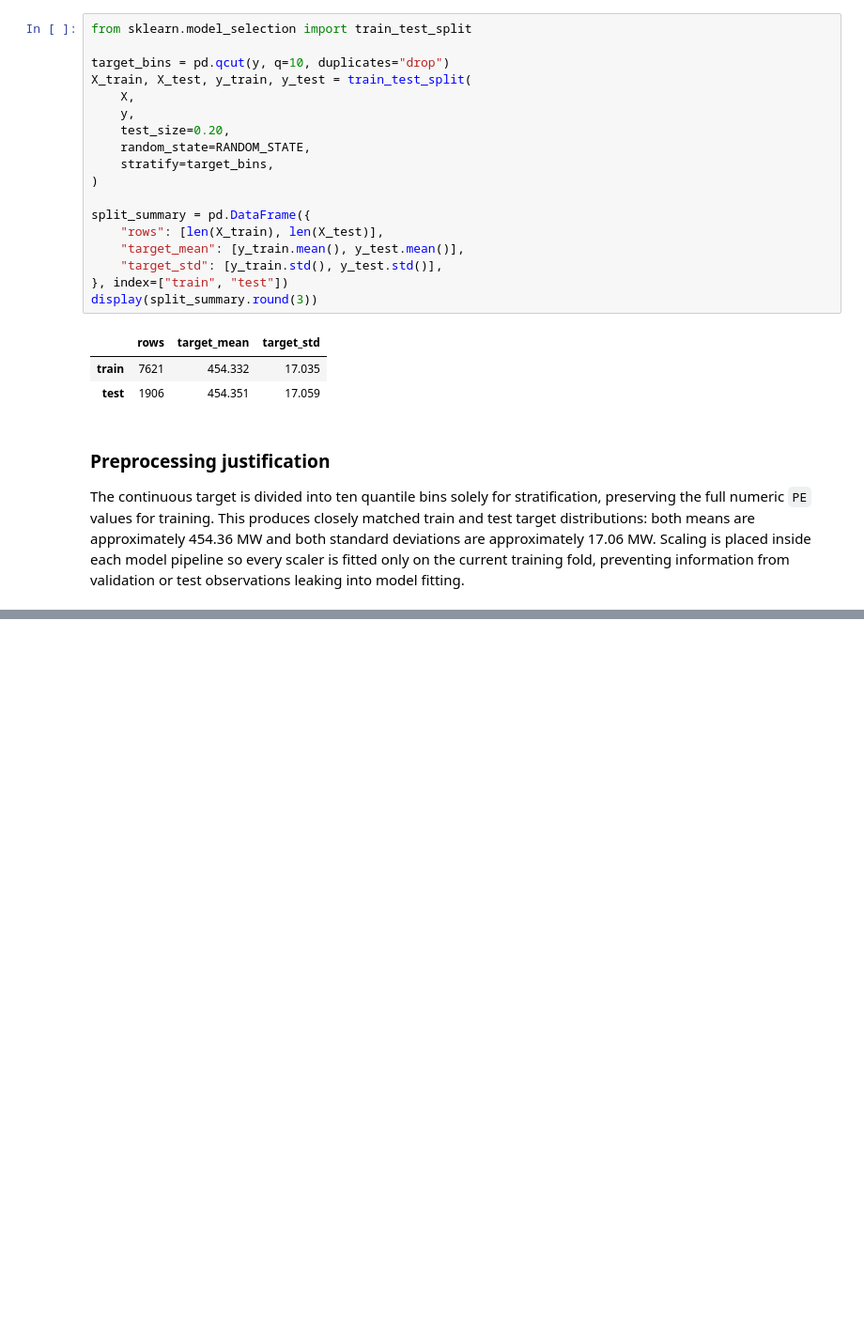
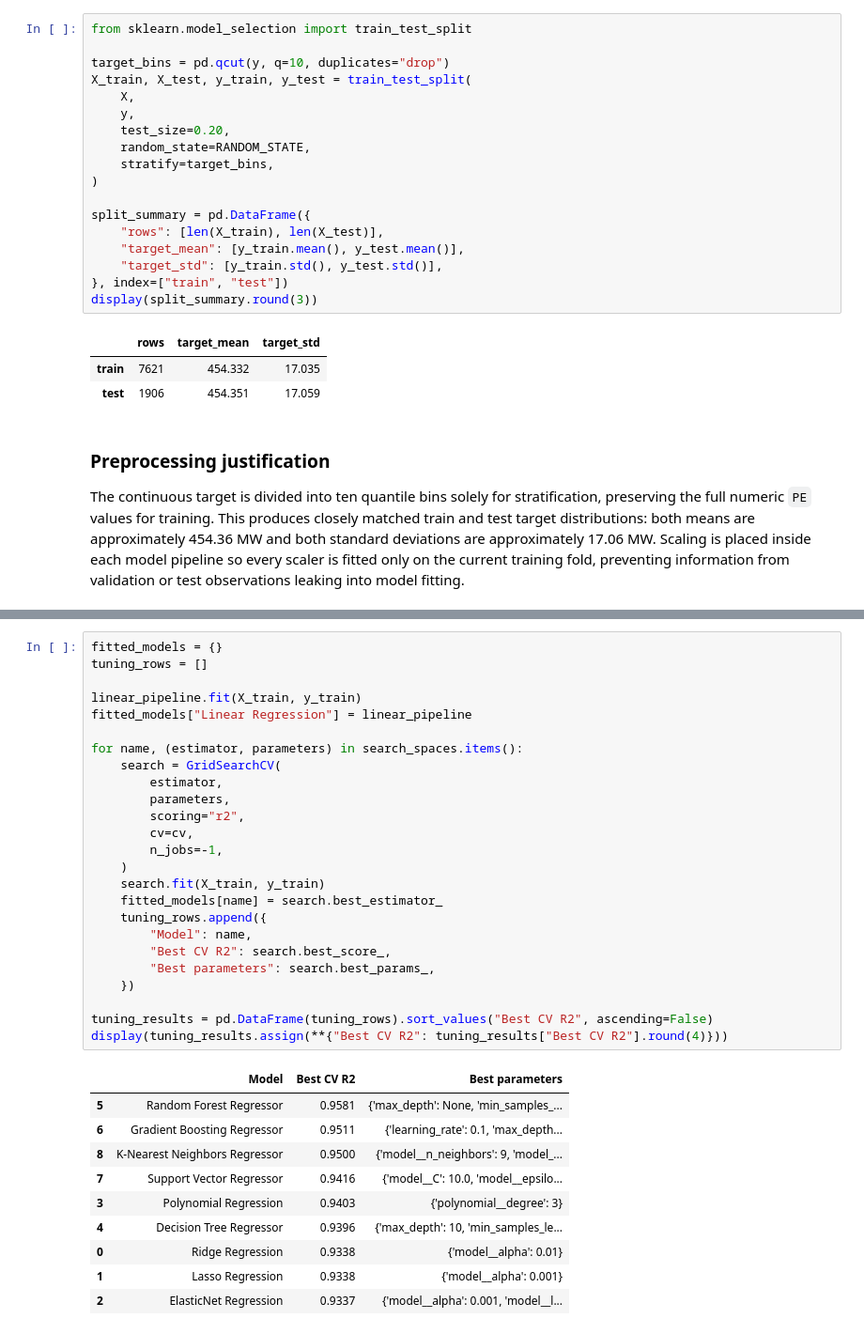
Before and after one commit to arhamgarg/ml-capstone, a Jupyter notebook: notebooks/regression.ipynb, the cells around one changed output, grey strips where cells are left out. Shown at 94% size. Saved outputs shown, nothing was run; the diff lists cells and outputs as text; blank space fills up the shorter version.

```diff
--- a/notebooks/regression.ipynb
+++ b/notebooks/regression.ipynb
@@ -216,0 +281,36 @@ The continuous target is divided into ten quantile bins solely for stratificatio
+# %%
+fitted_models = {}
+tuning_rows = []
+
+linear_pipeline.fit(X_train, y_train)
+fitted_models["Linear Regression"] = linear_pipeline
+
+for name, (estimator, parameters) in search_spaces.items():
+    search = GridSearchCV(
+        estimator,
+        parameters,
+        scoring="r2",
+        cv=cv,
+        n_jobs=-1,
+    )
+    search.fit(X_train, y_train)
+    fitted_models[name] = search.best_estimator_
+    tuning_rows.append({
+        "Model": name,
+        "Best CV R2": search.best_score_,
+        "Best parameters": search.best_params_,
+    })
+
+tuning_results = pd.DataFrame(tuning_rows).sort_values("Best CV R2", ascending=False)
+display(tuning_results.assign(**{"Best CV R2": tuning_results["Best CV R2"].round(4)}))
+# %% [output]
+|  | Model | Best CV R2 | Best parameters |
+| 5 | Random Forest Regressor | 0.9581 | {'max_depth': None, 'min_samples_... |
+| 6 | Gradient Boosting Regressor | 0.9511 | {'learning_rate': 0.1, 'max_depth... |
+| 8 | K-Nearest Neighbors Regressor | 0.9500 | {'model__n_neighbors': 9, 'model_... |
+| 7 | Support Vector Regressor | 0.9416 | {'model__C': 10.0, 'model__epsilo... |
+| 3 | Polynomial Regression | 0.9403 | {'polynomial__degree': 3} |
+| 4 | Decision Tree Regressor | 0.9396 | {'max_depth': 10, 'min_samples_le... |
+| 0 | Ridge Regression | 0.9338 | {'model__alpha': 0.01} |
+| 1 | Lasso Regression | 0.9338 | {'model__alpha': 0.001} |
+| 2 | ElasticNet Regression | 0.9337 | {'model__alpha': 0.001, 'model__l... |
```
Also changed, not shown: parts of 18 cells of this notebook.
